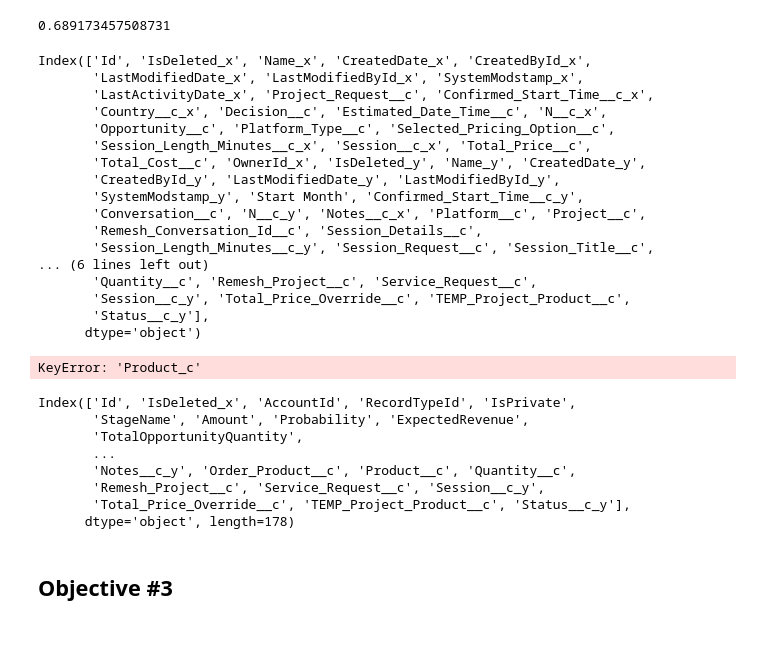
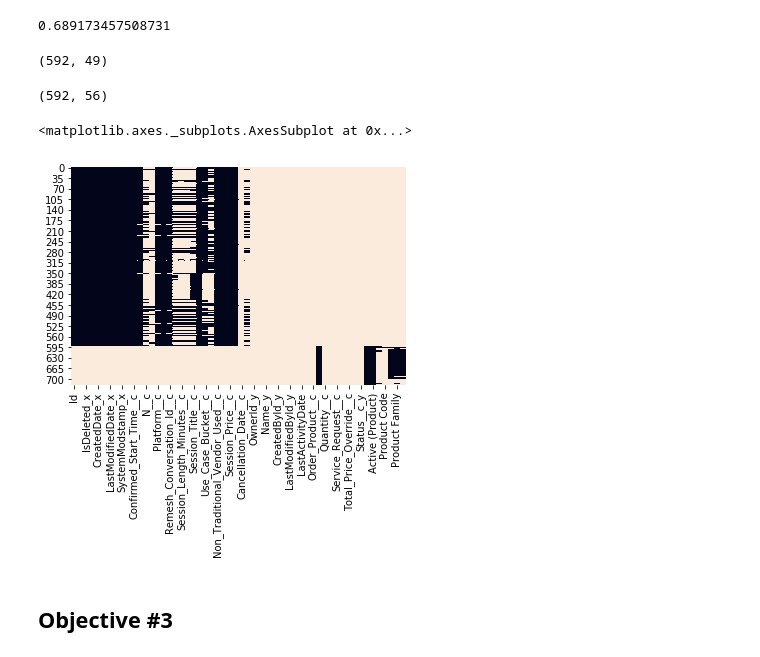
Before and after one commit to meaganlazer/Sales_Funnel, a Jupyter notebook: Binterview.ipynb, the cells around one changed output. Saved outputs shown, nothing was run; the diff lists cells and outputs as text; code cells hidden in the pictures.

```diff
--- a/Binterview.ipynb
+++ b/Binterview.ipynb
@@ -352,42 +352,17 @@ sold
 # %%
 # Merge csv documents
 
-sdb = SessionRequest_df.merge(session_cs_df, how='left', on='Id')\
-.merge(SessionProduct_df,how='left',on='Id')
+sdb = session_cs_df.merge(SessionProduct_df,how='left',on='Id')
+sdb.shape
+# %% [output]
+(592, 49)
-# %%
-sdb.columns
-# %% [output]
-Index(['Id', 'IsDeleted_x', 'Name_x', 'CreatedDate_x', 'CreatedById_x',
-       'LastModifiedDate_x', 'LastModifiedById_x', 'SystemModstamp_x',
-       'LastActivityDate_x', 'Project_Request__c', 'Confirmed_Start_Time__c_x',
-       'Country__c_x', 'Decision__c', 'Estimated_Date_Time__c', 'N__c_x',
-       'Opportunity__c', 'Platform_Type__c', 'Selected_Pricing_Option__c',
-       'Session_Length_Minutes__c_x', 'Session__c_x', 'Total_Price__c',
-       'Total_Cost__c', 'OwnerId_x', 'IsDeleted_y', 'Name_y', 'CreatedDate_y',
-       'CreatedById_y', 'LastModifiedDate_y', 'LastModifiedById_y',
-       'SystemModstamp_y', 'Start Month', 'Confirmed_Start_Time__c_y',
-       'Conversation__c', 'N__c_y', 'Notes__c_x', 'Platform__c', 'Project__c',
-       'Remesh_Conversation_Id__c', 'Session_Details__c',
-       'Session_Length_Minutes__c_y', 'Session_Request__c', 'Session_Title__c',
-... (6 lines left out)
-       'Quantity__c', 'Remesh_Project__c', 'Service_Request__c',
-       'Session__c_y', 'Total_Price_Override__c', 'TEMP_Project_Product__c',
-       'Status__c_y'],
-      dtype='object')
 # %%
 session = sdb.merge(product_df, how='left', on='Product__c')
+session.shape
 # %% [output]
-KeyError: 'Product_c'
+(592, 56)
-# %%
-sdb.columns
-# %% [output]
-Index(['Id', 'IsDeleted_x', 'AccountId', 'RecordTypeId', 'IsPrivate',
-       'StageName', 'Amount', 'Probability', 'ExpectedRevenue',
-       'TotalOpportunityQuantity',
-       ...
-       'Notes__c_y', 'Order_Product__c', 'Product__c', 'Quantity__c',
-       'Remesh_Project__c', 'Service_Request__c', 'Session__c_y',
-       'Total_Price_Override__c', 'TEMP_Project_Product__c', 'Status__c_y'],
-      dtype='object', length=178)
-# %%
-session = sdb[['Id','Name']]
+# %%
+sns.heatmap(session.isnull(), cbar=False)
+# %% [output]
+<matplotlib.axes._subplots.AxesSubplot at 0x...>
+[figure, added]
```
Also changed, not shown: parts of 2 cells of this notebook.
